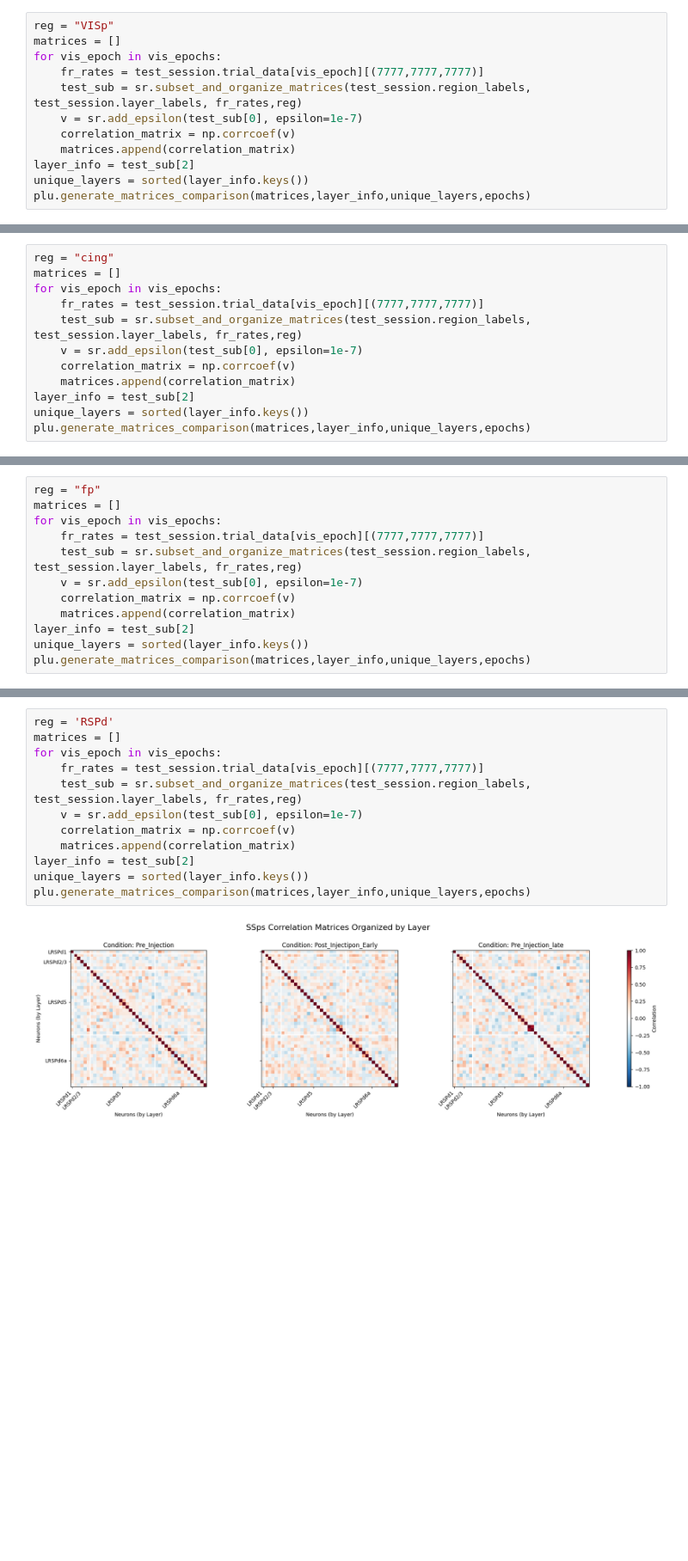
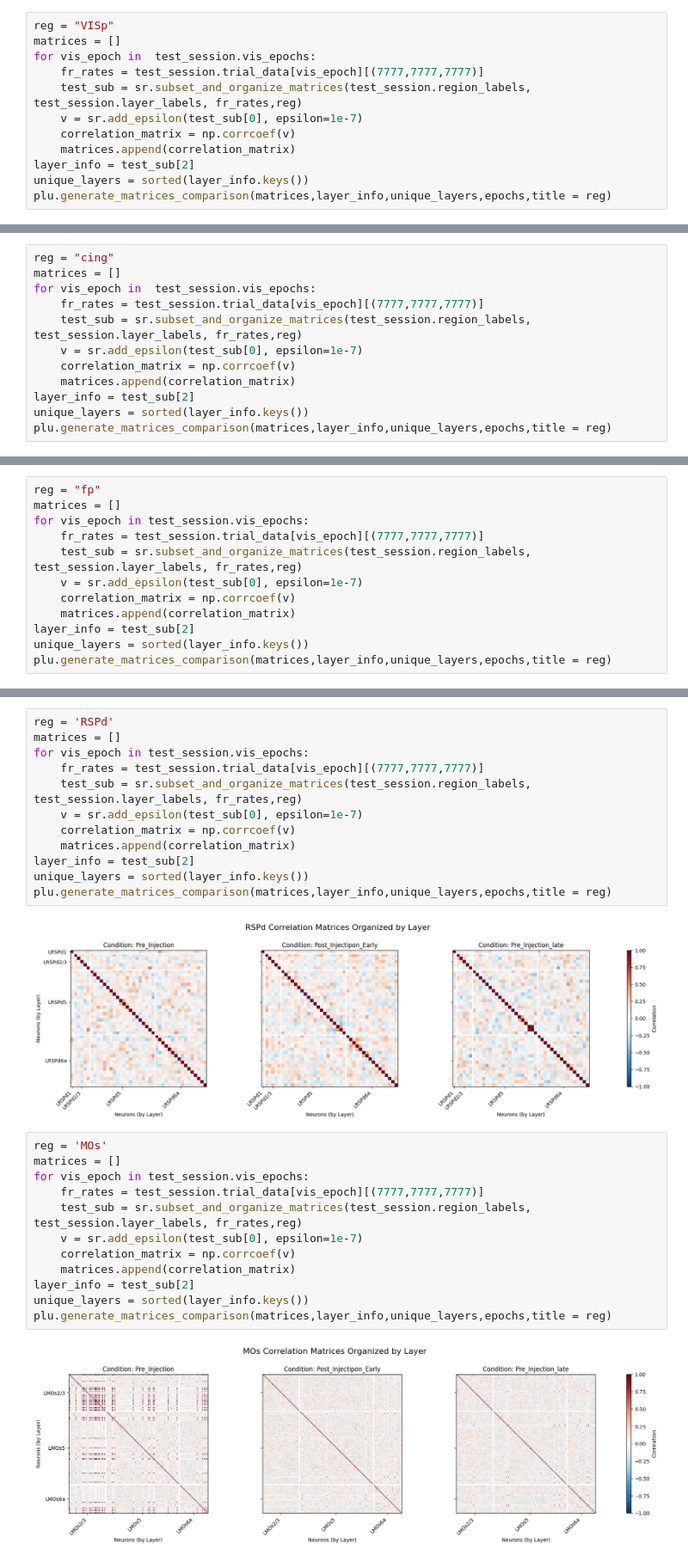
Before and after one commit to JunoWuu/Halluci-Nations, a Jupyter notebook: code/initial_visualization.ipynb, the cells around one changed output, grey strips where cells are left out. Shown at 86% size. Drawn from its saved outputs; the diff is of its cells as text; blank space fills up the shorter version.

```diff
--- a/code/initial_visualization.ipynb
+++ b/code/initial_visualization.ipynb
@@ -154,7 +80,7 @@ plu.generate_matrices_comparison(matrices,layer_info,unique_layers,epochs)
 # %%
 reg = "VISp"
 matrices = []
-for vis_epoch in vis_epochs:
+for vis_epoch in  test_session.vis_epochs:
     fr_rates = test_session.trial_data[vis_epoch][(7777,7777,7777)]
     test_sub = sr.subset_and_organize_matrices(test_session.region_labels, test_session.layer_labels, fr_rates,reg)
     v = sr.add_epsilon(test_sub[0], epsilon=1e-7)
@@ -162,13 +88,13 @@ for vis_epoch in vis_epochs:
     matrices.append(correlation_matrix)
 layer_info = test_sub[2]
 unique_layers = sorted(layer_info.keys())
-plu.generate_matrices_comparison(matrices,layer_info,unique_layers,epochs)
+plu.generate_matrices_comparison(matrices,layer_info,unique_layers,epochs,title = reg)
 # %% [output]
 [figure]
 # %%
 reg = "cing"
 matrices = []
-for vis_epoch in vis_epochs:
+for vis_epoch in  test_session.vis_epochs:
     fr_rates = test_session.trial_data[vis_epoch][(7777,7777,7777)]
     test_sub = sr.subset_and_organize_matrices(test_session.region_labels, test_session.layer_labels, fr_rates,reg)
     v = sr.add_epsilon(test_sub[0], epsilon=1e-7)
@@ -176,13 +102,13 @@ for vis_epoch in vis_epochs:
     matrices.append(correlation_matrix)
 layer_info = test_sub[2]
 unique_layers = sorted(layer_info.keys())
-plu.generate_matrices_comparison(matrices,layer_info,unique_layers,epochs)
+plu.generate_matrices_comparison(matrices,layer_info,unique_layers,epochs,title = reg)
 # %% [output]
 [figure]
 # %%
 reg = "fp"
 matrices = []
-for vis_epoch in vis_epochs:
+for vis_epoch in test_session.vis_epochs:
     fr_rates = test_session.trial_data[vis_epoch][(7777,7777,7777)]
     test_sub = sr.subset_and_organize_matrices(test_session.region_labels, test_session.layer_labels, fr_rates,reg)
     v = sr.add_epsilon(test_sub[0], epsilon=1e-7)
@@ -190,13 +116,13 @@ for vis_epoch in vis_epochs:
     matrices.append(correlation_matrix)
 layer_info = test_sub[2]
 unique_layers = sorted(layer_info.keys())
-plu.generate_matrices_comparison(matrices,layer_info,unique_layers,epochs)
+plu.generate_matrices_comparison(matrices,layer_info,unique_layers,epochs,title = reg)
 # %% [output]
 [figure]
 # %%
 reg = 'RSPd'
 matrices = []
-for vis_epoch in vis_epochs:
+for vis_epoch in test_session.vis_epochs:
     fr_rates = test_session.trial_data[vis_epoch][(7777,7777,7777)]
     test_sub = sr.subset_and_organize_matrices(test_session.region_labels, test_session.layer_labels, fr_rates,reg)
     v = sr.add_epsilon(test_sub[0], epsilon=1e-7)
@@ -204,6 +130,20 @@ for vis_epoch in vis_epochs:
     matrices.append(correlation_matrix)
 layer_info = test_sub[2]
 unique_layers = sorted(layer_info.keys())
-plu.generate_matrices_comparison(matrices,layer_info,unique_layers,epochs)
+plu.generate_matrices_comparison(matrices,layer_info,unique_layers,epochs,title = reg)
 # %% [output]
 [figure]
+# %%
+reg = 'MOs'
+matrices = []
+for vis_epoch in test_session.vis_epochs:
+    fr_rates = test_session.trial_data[vis_epoch][(7777,7777,7777)]
+    test_sub = sr.subset_and_organize_matrices(test_session.region_labels, test_session.layer_labels, fr_rates,reg)
+    v = sr.add_epsilon(test_sub[0], epsilon=1e-7)
+    correlation_matrix = np.corrcoef(v)
+    matrices.append(correlation_matrix)
+layer_info = test_sub[2]
+unique_layers = sorted(layer_info.keys())
+plu.generate_matrices_comparison(matrices,layer_info,unique_layers,epochs,title = reg)
+# %% [output]
+[figure, added]
```
Also changed, not shown: parts of 18 cells of this notebook, 7 other files.
